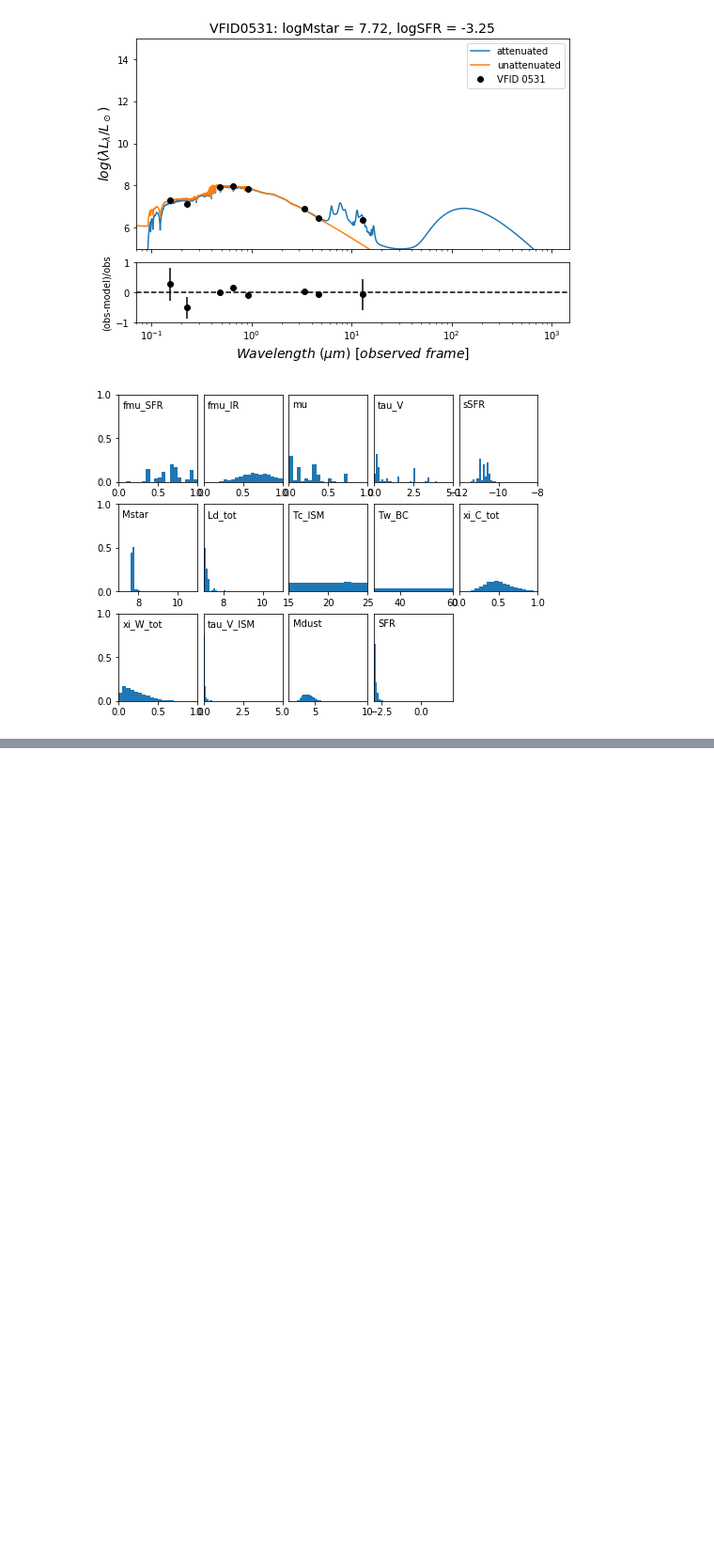
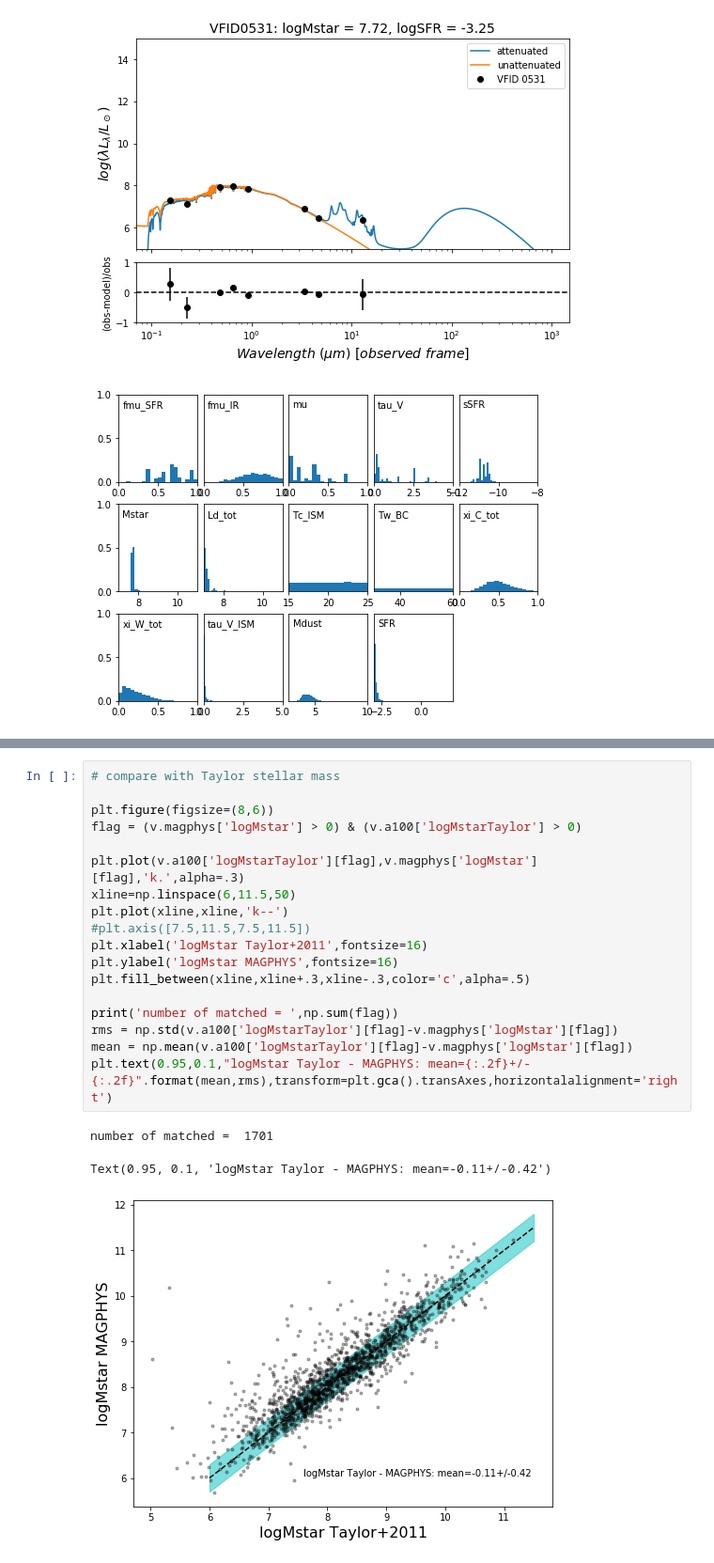
Before and after one commit to rfinn/virgoseds, a Jupyter notebook: notebooks/magphys-full-sample.ipynb, the cells around one changed output, grey strips where cells are left out. Shown at 94% size. Saved outputs shown, nothing was run; the diff lists cells and outputs as text; blank space fills up the shorter version.

```diff
--- a/notebooks/magphys-full-sample.ipynb
+++ b/notebooks/magphys-full-sample.ipynb
@@ -238,0 +351,22 @@ for vf in v1vfids:
+# %%
+# compare with Taylor stellar mass
+
+plt.figure(figsize=(8,6))
+flag = (v.magphys['logMstar'] > 0) & (v.a100['logMstarTaylor'] > 0)
+
+plt.plot(v.a100['logMstarTaylor'][flag],v.magphys['logMstar'][flag],'k.',alpha=.3)
+xline=np.linspace(6,11.5,50)
+plt.plot(xline,xline,'k--')
+#plt.axis([7.5,11.5,7.5,11.5])
+plt.xlabel('logMstar Taylor+2011',fontsize=16)
+plt.ylabel('logMstar MAGPHYS',fontsize=16)
+plt.fill_between(xline,xline+.3,xline-.3,color='c',alpha=.5)
+
+print('number of matched = ',np.sum(flag))
+rms = np.std(v.a100['logMstarTaylor'][flag]-v.magphys['logMstar'][flag])
+mean = np.mean(v.a100['logMstarTaylor'][flag]-v.magphys['logMstar'][flag])
+plt.text(0.95,0.1,"logMstar Taylor - MAGPHYS: mean={:.2f}+/-{:.2f}".format(mean,rms),transform=plt.gca().transAxes,horizontalalignment='right')
+# %% [output]
+number of matched =  1701
+Text(0.95, 0.1, 'logMstar Taylor - MAGPHYS: mean=-0.11+/-0.42')
+[figure, added]
```
Also changed, not shown: parts of 10 cells of this notebook, 1 other file.
